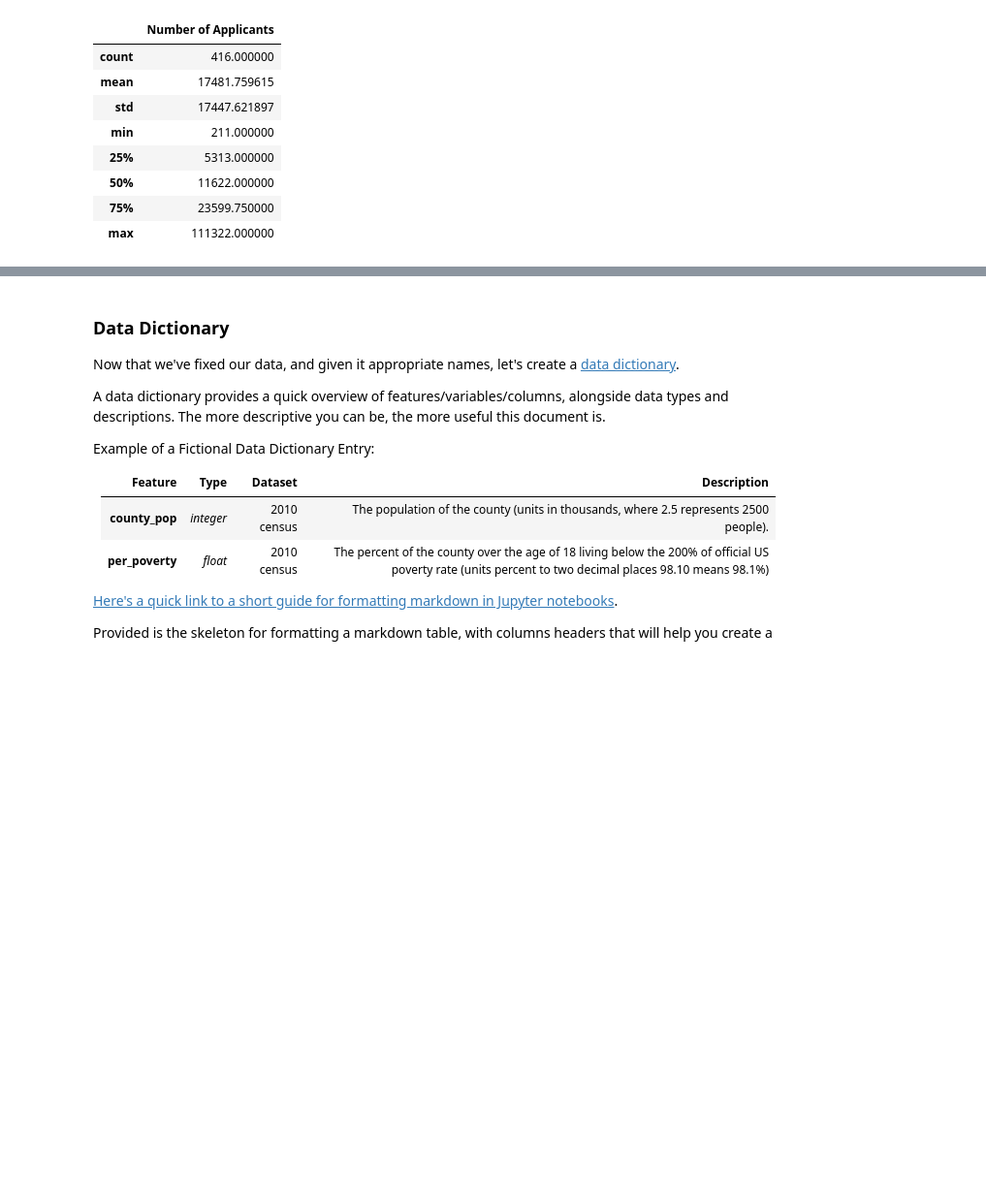
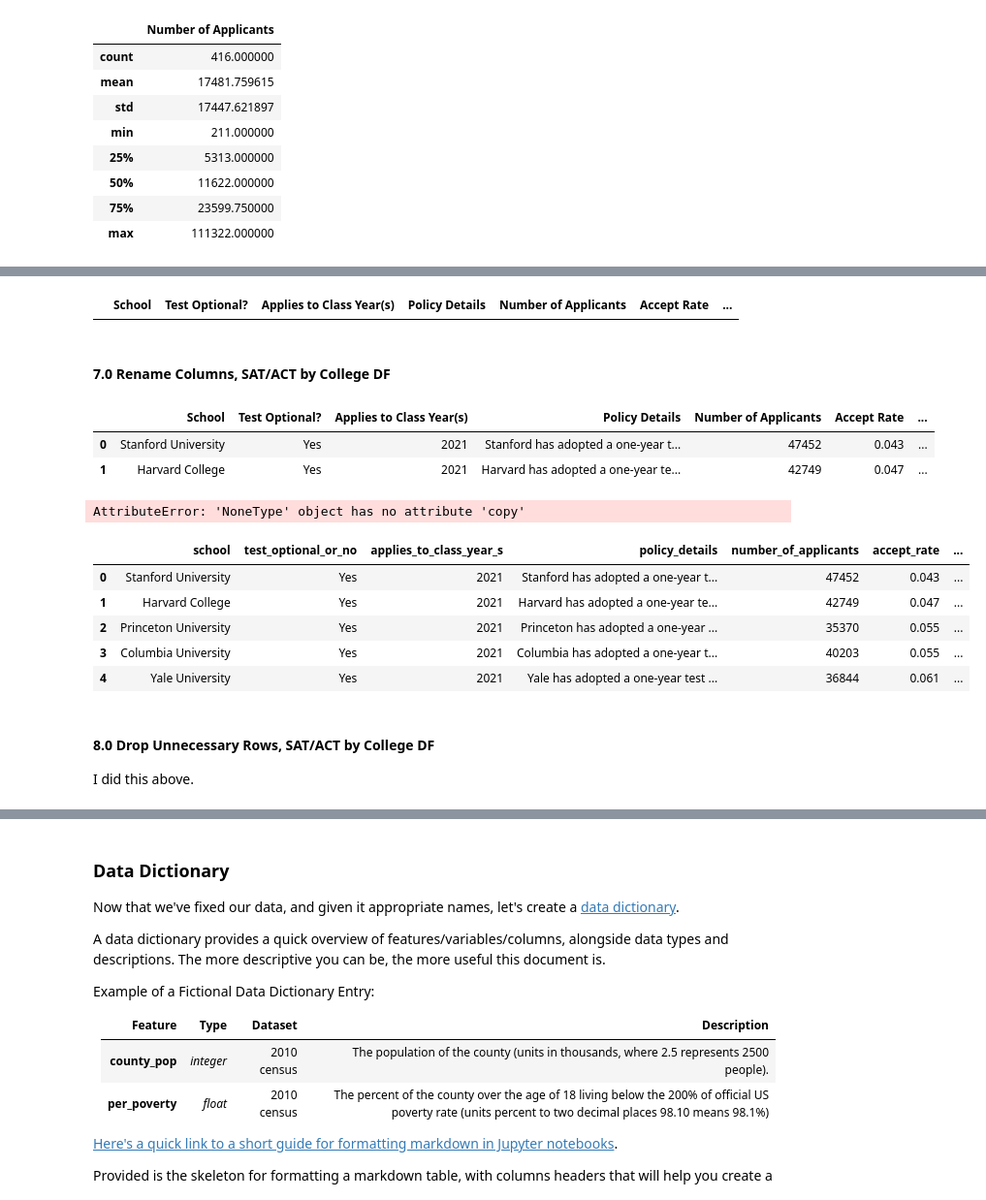
Before and after one commit to lmdunn/actsat, a Jupyter notebook: code/loren-starter-code.ipynb, the cells around one changed output, grey strips where cells are left out. Shown at 97% size. Cells and saved outputs as stored; diff of their text form; code cells hidden in the pictures; blank space fills up the shorter version.

```diff
--- a/code/loren-starter-code.ipynb
+++ b/code/loren-starter-code.ipynb
@@ -725,0 +996,2 @@ DO THIS AFTER CLEANING UP SAT AND ACT TABLES
+# %%
+colleges_df = colleges_df[colleges_df['sat_tot_25th_percentile'].map(lambda x: True if x != 0 else False)]
@@ -725,0 +1028,2 @@ DO THIS AFTER CLEANING UP SAT AND ACT TABLES
+# %%
+colleges_df = colleges_df[colleges_df['act_composite_25th_percentile'].map(lambda x: True if x != 0 else False)]
@@ -725,0 +1046,44 @@ DO THIS AFTER CLEANING UP SAT AND ACT TABLES
+# %%
+colleges_df[colleges_df['act_composite_75th_percentile'] == 0]
+# %% [output]
+|  | School | Test Optional? | Applies to Class Year(s) | Policy Details | Number of Applicants | Accept Rate | ... |
+# %% [markdown]
+#### 7.0 Rename Columns, SAT/ACT by College DF
+# %%
+colleges_df.head(2)
+# %% [output]
+|  | School | Test Optional? | Applies to Class Year(s) | Policy Details | Number of Applicants | Accept Rate | ... |
+| 0 | Stanford University | Yes | 2021 | Stanford has adopted a one-year t... | 47452 | 0.043 | ... |
+| 1 | Harvard College | Yes | 2021 | Harvard has adopted a one-year te... | 42749 | 0.047 | ... |
+# %%
+coll_df_column_dict = {
+    'School': 'school',
+    'Test Optional?': 'test_optional_or_no',
+    'Applies to Class Year(s)': 'applies_to_class_year_s',
+    'Policy Details': 'policy_details',
+    'Number of Applicants': 'number_of_applicants',
+    'Accept Rate': 'accept_rate',
+}
+# %%
+# WHY DOES THIS THROW AN ERROR BUT APPEAR TO WORK, NONETHELESS?
+
+# Previously I got an error about how I was trying to work on a copy of a slice. In researching it here:
+# https://stackoverflow.com/questions/44028898/a-value-is-trying-to-be-set-on-a-copy-of-a-slice-from-a-dataframe-pandas
+# I added the .copy() at the end, which seems to have worked despite the error.
+
+colleges_df.rename(columns = coll_df_column_dict, inplace = True).copy()
+# %% [output]
+AttributeError: 'NoneType' object has no attribute 'copy'
+# %%
+colleges_df.head()
+# %% [output]
+|  | school | test_optional_or_no | applies_to_class_year_s | policy_details | number_of_applicants | accept_rate | ... |
+| 0 | Stanford University | Yes | 2021 | Stanford has adopted a one-year t... | 47452 | 0.043 | ... |
+| 1 | Harvard College | Yes | 2021 | Harvard has adopted a one-year te... | 42749 | 0.047 | ... |
+| 2 | Princeton University | Yes | 2021 | Princeton has adopted a one-year ... | 35370 | 0.055 | ... |
+| 3 | Columbia University | Yes | 2021 | Columbia has adopted a one-year t... | 40203 | 0.055 | ... |
+| 4 | Yale University | Yes | 2021 | Yale has adopted a one-year test ... | 36844 | 0.061 | ... |
+# %% [markdown]
+#### 8.0 Drop Unnecessary Rows, SAT/ACT by College DF
+
+I did this above.
```
Also changed, not shown: parts of 80 cells of this notebook.
